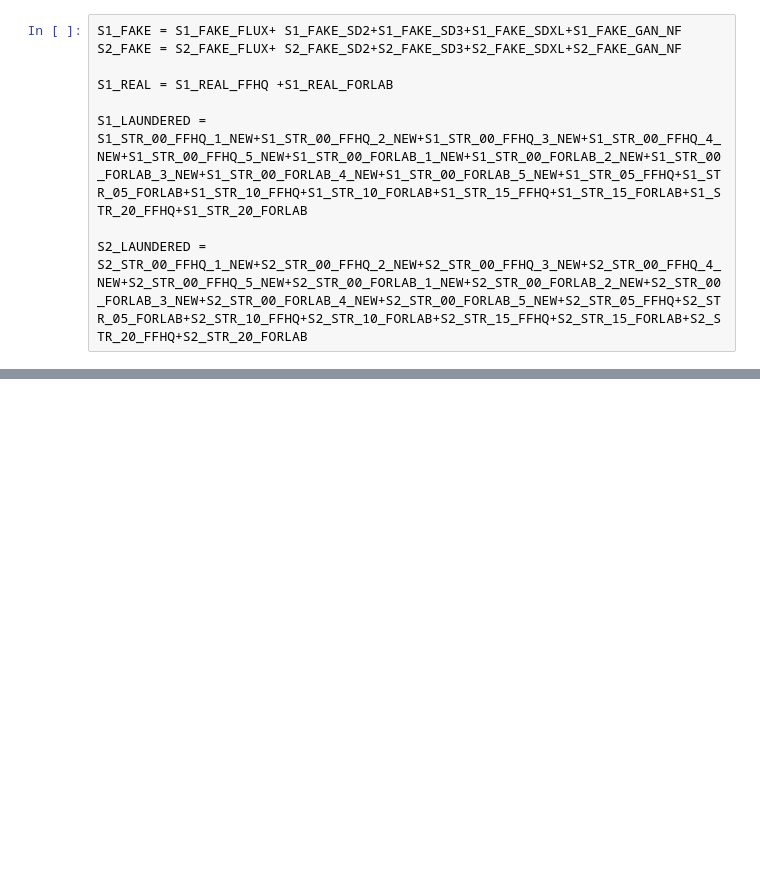
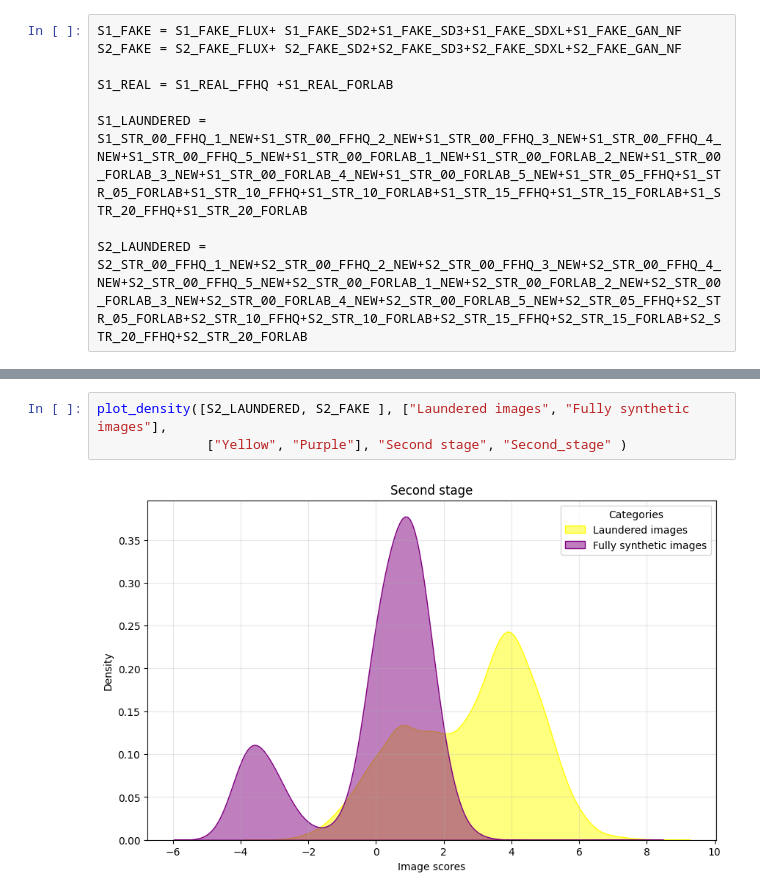
Before and after one commit to mard4/fake-image-detectors, a Jupyter notebook: EXPERIMENTS/plotter.ipynb, the cells around one changed output, grey strips where cells are left out. Drawn from its saved outputs; the diff is of its cells as text; blank space fills up the shorter version.

```diff
--- a/EXPERIMENTS/plotter.ipynb
+++ b/EXPERIMENTS/plotter.ipynb
@@ -212,0 +231,5 @@ plot_density([S1_REAL, S2_STR_20_FFHQ, S1_FAKE ], ["Real images", "Laundered wit
+# %%
+plot_density([S2_LAUNDERED, S2_FAKE ], ["Laundered images", "Fully synthetic images"],
+              ["Yellow", "Purple"], "Second stage", "Second_stage" )
+# %% [output]
+[figure, added]
```
Also changed, not shown: parts of 3 cells of this notebook, 1 other file.
